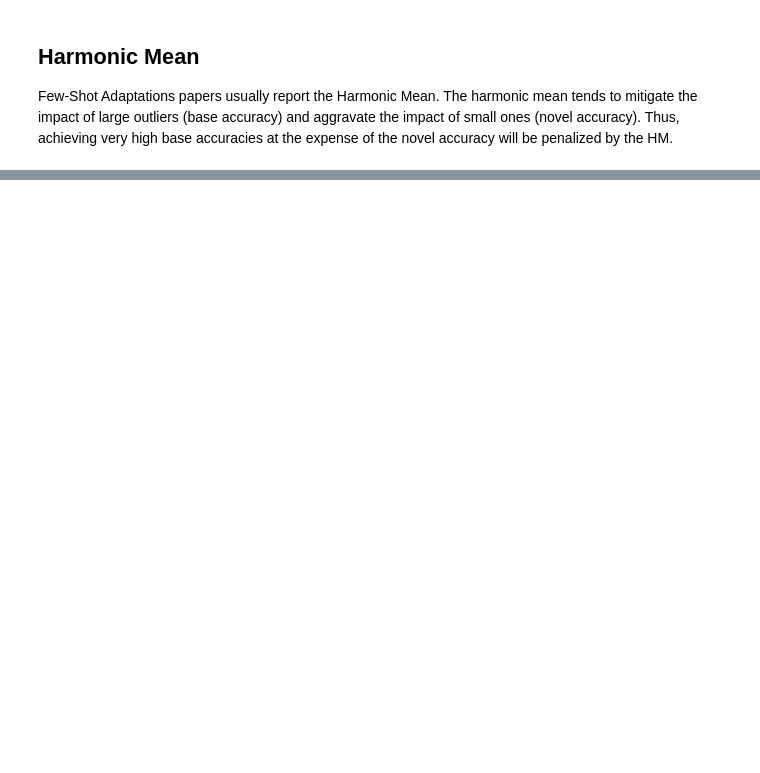
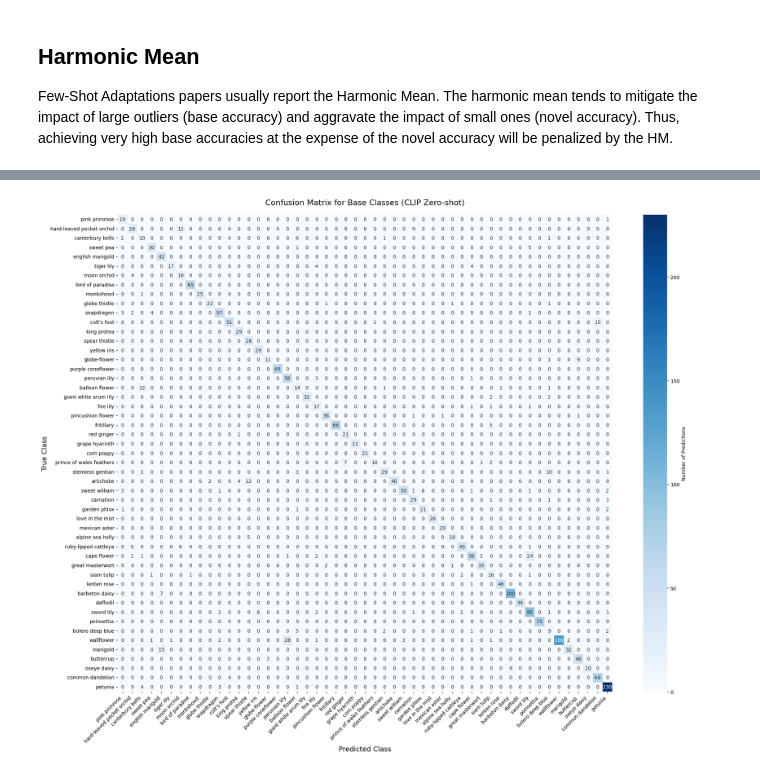
Before and after one commit to antnatb/deep-learning-2025-project, a Jupyter notebook: notebooks/aka_CLIP_zero_shot.ipynb, the cells around one changed output, grey strips where cells are left out. Cells and saved outputs as stored; diff of their text form; code cells hidden in the pictures; blank space fills up the shorter version.

Commit message:
aka clip zero shot with stats

```diff
--- a/notebooks/aka_CLIP_zero_shot.ipynb
+++ b/notebooks/aka_CLIP_zero_shot.ipynb
@@ -286,17 +251,0 @@ Class name(s): ['lilac hibiscus']
-# %%
-prompts = []
-# mapping = []
-for c in novel_classes:
-    for alias in CLASS_NAMES[c]:
-        prompts.append(f"a photo of a {alias}, a type of flower.")
-        # mapping.append(contig_cat2idx[c])
-prompts.append("a photo of a flower")
-prompts.append("a photo of a plant")
-prompts.append("a photo of a car")
-text_inputs = clip.tokenize(prompts).to(device)
-text_features = model.encode_text(text_inputs)
-text_features /= text_features.norm(dim=-1, keepdim=True)
-image = image.to(device)
-image_features = model.encode_image(image)
-image_features /= image_features.norm(dim=-1, keepdim=True)
-logits = image_features @ text_features.T
@@ -320,0 +379,57 @@ plt.show()
+# %%
+# Convert predicted aliases to class indices for base_log
+base_log_with_pred_indices = base_log.copy()
+base_log_with_pred_indices['predicted_label'] = base_log_with_pred_indices['predicted_label'].map(map_alias_to_label_index)
+base_log_with_pred_indices['true_label'] = base_log_with_pred_indices['true_label'].astype(int)
+base_log_with_pred_indices['predicted_label'] = base_log_with_pred_indices['predicted_label'].astype(int)
+
+# Get true and predicted class indices
+y_true = base_log_with_pred_indices['true_label'].values
+y_pred = base_log_with_pred_indices['predicted_label'].values
+
+# Create confusion matrix
+cm = confusion_matrix(y_true, y_pred, labels=base_classes)
+
+# Create a more readable confusion matrix with class names
+base_class_names = [CLASS_NAMES[i][0] for i in base_classes]  # Use primary name for each class
+
+# Plot confusion matrix
+plt.figure(figsize=(20, 16))
+sns.heatmap(cm,
+            xticklabels=base_class_names,
+            yticklabels=base_class_names,
+            annot=True,
+            fmt='d',
+            cmap='Blues',
+            cbar_kws={'label': 'Number of Predictions'})
+
+plt.title('Confusion Matrix for Base Classes (CLIP Zero-shot)', fontsize=16, pad=20)
+plt.xlabel('Predicted Class', fontsize=14)
+plt.ylabel('True Class', fontsize=14)
+plt.xticks(rotation=45, ha='right')
+plt.yticks(rotation=0)
+plt.tight_layout()
+plt.show()
+
+# Print some statistics about the confusion matrix
+print(f"📊 Confusion Matrix Statistics:")
+print(f"Matrix shape: {cm.shape}")
+print(f"Total predictions: {cm.sum()}")
+print(f"Correct predictions (diagonal): {np.trace(cm)}")
+print(f"Accuracy: {np.trace(cm) / cm.sum():.4f}")
+
+# Find most confused classes (highest off-diagonal values)
+cm_off_diagonal = cm.copy()
+np.fill_diagonal(cm_off_diagonal, 0)
+max_confusion_idx = np.unravel_index(np.argmax(cm_off_diagonal), cm_off_diagonal.shape)
+max_confusion_count = cm_off_diagonal[max_confusion_idx]
+
+true_class_idx = base_classes[max_confusion_idx[0]]
+pred_class_idx = base_classes[max_confusion_idx[1]]
+
+print(f"\n🔀 Most confused pair:")
+print(f"True class: {CLASS_NAMES[true_class_idx][0]} (class {true_class_idx})")
+print(f"Predicted as: {CLASS_NAMES[pred_class_idx][0]} (class {pred_class_idx})")
+print(f"Confusion count: {max_confusion_count}")
+# %% [output]
+[figure, added]
```
Also changed, not shown: parts of 15 cells of this notebook.
